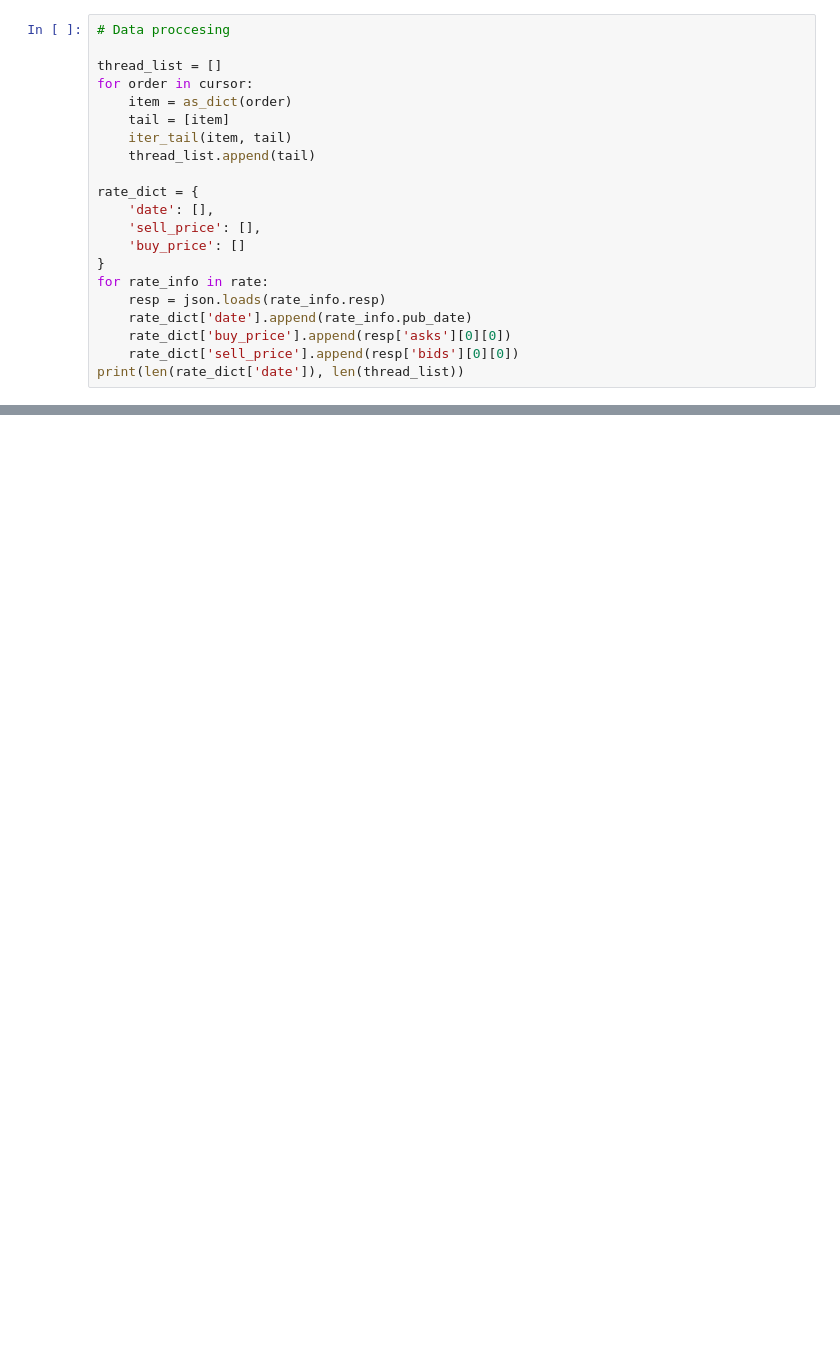
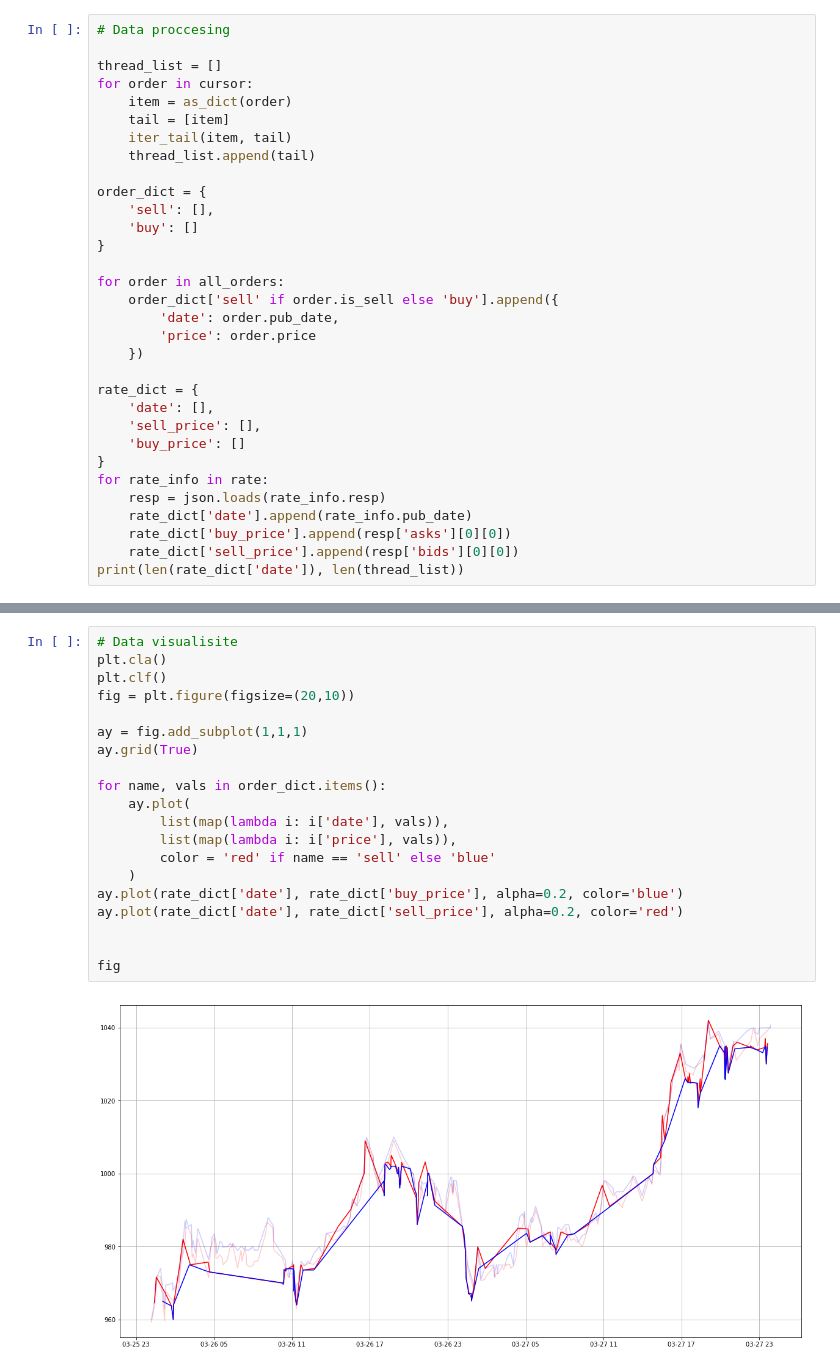
Before and after one commit to ErDmKo/trade-bot, a Jupyter notebook: server/jupyter/Statistic.ipynb, the cells around one changed output, grey strips where cells are left out. Drawn from its saved outputs; the diff is of its cells as text; blank space fills up the shorter version.

```diff
--- a/server/jupyter/Statistic.ipynb
+++ b/server/jupyter/Statistic.ipynb
@@ -71,6 +77,17 @@ for order in cursor:
     tail = [item]
     iter_tail(item, tail)
     thread_list.append(tail)
+
+order_dict = {
+    'sell': [],
+    'buy': []
+}
+
+for order in all_orders:
+    order_dict['sell' if order.is_sell else 'buy'].append({
+        'date': order.pub_date,
+        'price': order.price
+    })
 
 rate_dict = {
     'date': [],
@@ -88 +105,23 @@ print(len(rate_dict['date']), len(thread_list))
+# %%
+# Data visualisite
+plt.cla()
+plt.clf()
+fig = plt.figure(figsize=(20,10))
+
+ay = fig.add_subplot(1,1,1)
+ay.grid(True)
+
+for name, vals in order_dict.items():
+    ay.plot(
+        list(map(lambda i: i['date'], vals)),
+        list(map(lambda i: i['price'], vals)),
+        color = 'red' if name == 'sell' else 'blue'
+    )
+ay.plot(rate_dict['date'], rate_dict['buy_price'], alpha=0.2, color='blue')
+ay.plot(rate_dict['date'], rate_dict['sell_price'], alpha=0.2, color='red')
+
+
+fig
+# %% [output]
+[figure, added]
 # %%
```
Also changed, not shown: parts of 4 cells of this notebook, 1 other file.
